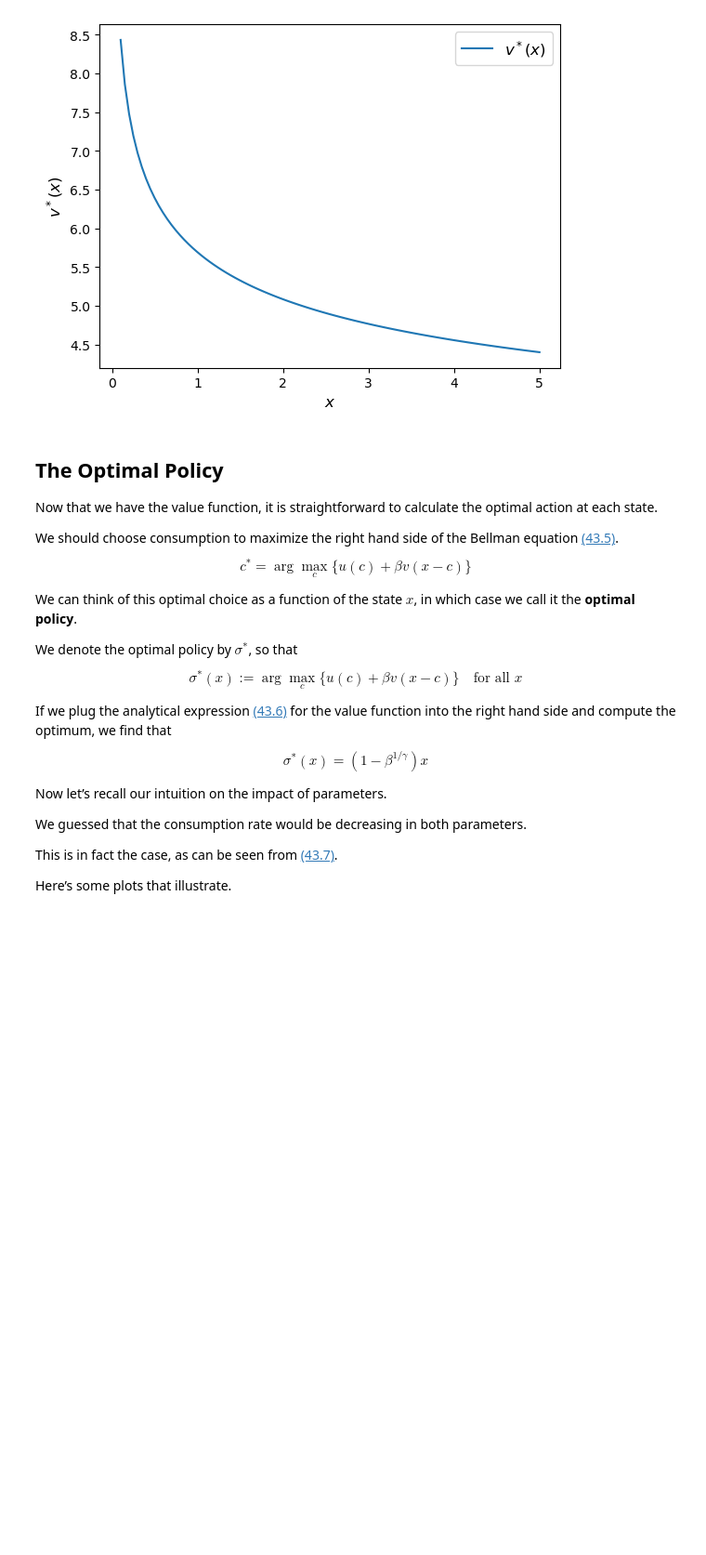
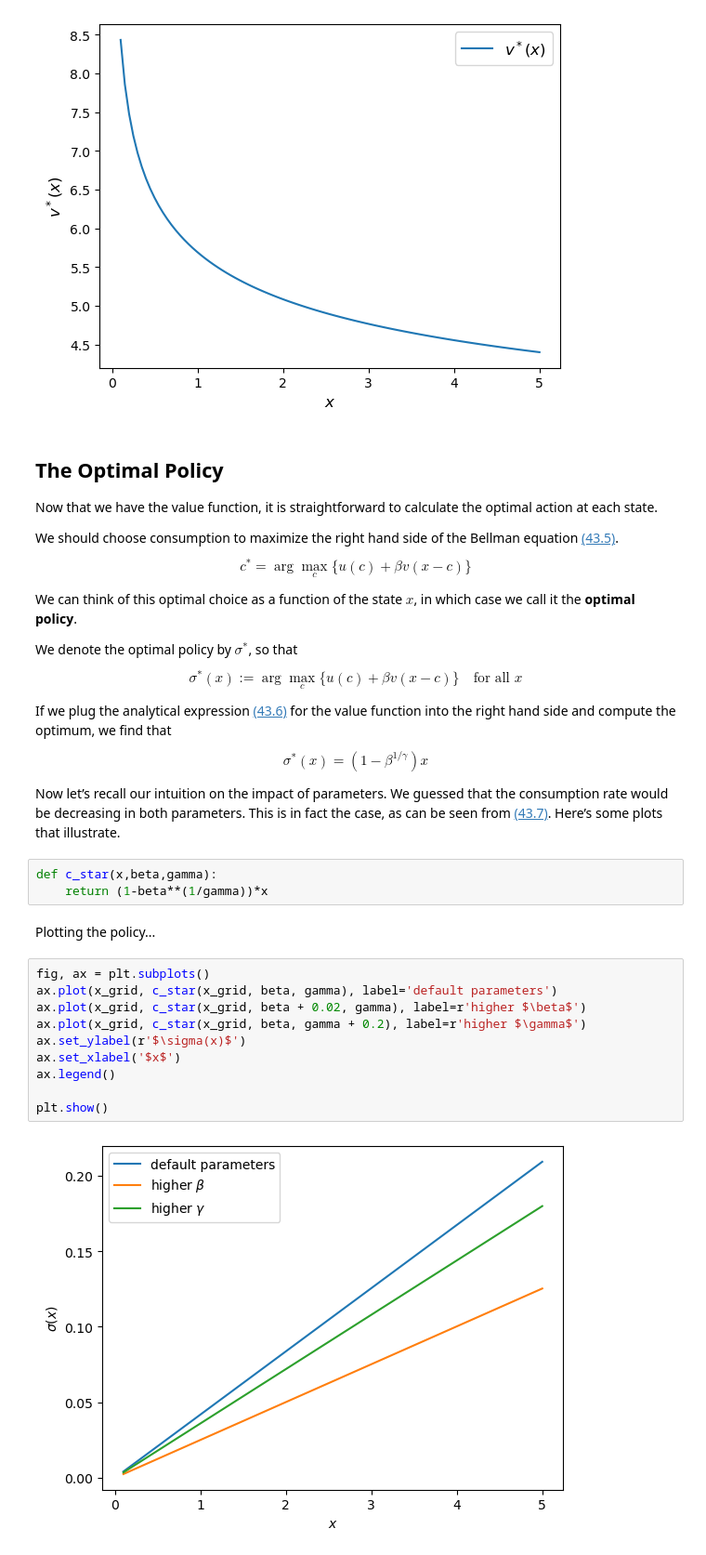
Before and after one commit to goldvinda/QE43-OptimalSavings, a Jupyter notebook: LE43.ipynb, the cells around one changed output. Shown at 93% size. Drawn from its saved outputs; the diff is of its cells as text; blank space fills up the shorter version.

```diff
--- a/LE43.ipynb
+++ b/LE43.ipynb
@@ -196,10 +196,21 @@ $$
 \sigma^*(x) = \left( 1-\beta^{1/\gamma} \right) x \tag{43.7}
 $$
 
-Now let’s recall our intuition on the impact of parameters.
-
-We guessed that the consumption rate would be decreasing in both parameters.
-
-This is in fact the case, as can be seen from [(43.7)](#equation-crra-opt-pol).
-
-Here’s some plots that illustrate.
+Now let’s recall our intuition on the impact of parameters. We guessed that the consumption rate would be decreasing in both parameters. This is in fact the case, as can be seen from [(43.7)](#equation-crra-opt-pol). Here’s some plots that illustrate.
+# %%
+def c_star(x,beta,gamma):
+    return (1-beta**(1/gamma))*x
+# %% [markdown]
+Plotting the policy...
+# %%
+fig, ax = plt.subplots()
+ax.plot(x_grid, c_star(x_grid, beta, gamma), label='default parameters')
+ax.plot(x_grid, c_star(x_grid, beta + 0.02, gamma), label=r'higher $\beta$')
+ax.plot(x_grid, c_star(x_grid, beta, gamma + 0.2), label=r'higher $\gamma$')
+ax.set_ylabel(r'$\sigma(x)$')
+ax.set_xlabel('$x$')
+ax.legend()
+
+plt.show()
+# %% [output]
+[figure, added]
```
Also changed, not shown: parts of 1 cell of this notebook.
